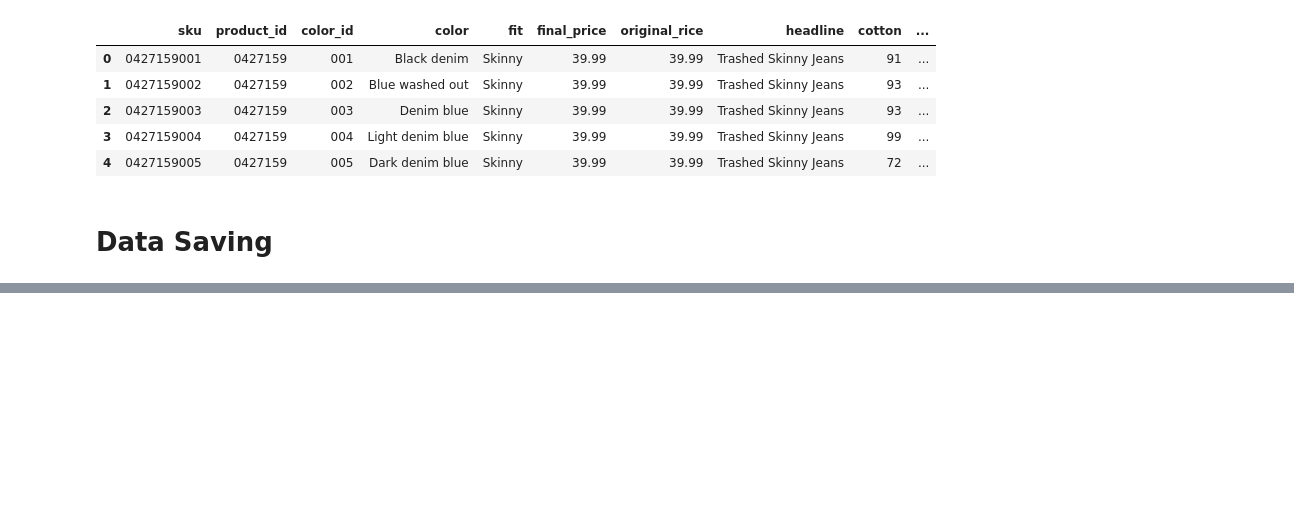
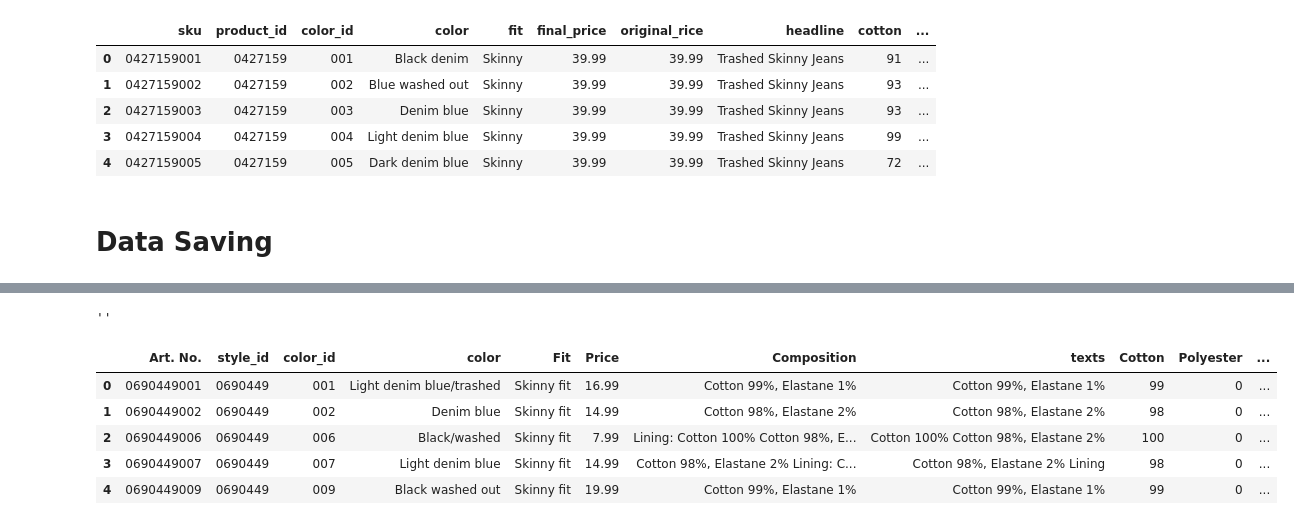
Before and after one commit to humberto-aguiar/Web-Scraping-Jeans, a Jupyter notebook: hm-web-scraping-v01.ipynb, the cells around one changed output, grey strips where cells are left out. Saved outputs shown, nothing was run; the diff lists cells and outputs as text; code cells hidden in the pictures; blank space fills up the shorter version.

Commit message:
'add old data cleaning'

```diff
--- a/hm-web-scraping-v01.ipynb
+++ b/hm-web-scraping-v01.ipynb
@@ -609,0 +626,47 @@ df_final.to_csv('./backups/df_backup-{}.csv'.format(now), index = False)
+# %%
+# creating a new column
+"""
+ALTER TABLE showroom
+ADD COLUMN day_number bigint;
+"""
+
+#  extracting day from date
+"""
+UPDATE showroom
+SET test=STRFTIME("%d", date)
+"""
+
+# creating a subquery with unique dates, dense ranking over day_number (partitioning on days the insertion run more than once)
+# selecting only data from the first insertion using a inner join on original data
+"""
+WITH unique_dates
+AS
+(SELECT DISTINCT date, date_rank
+FROM
+(SELECT
+	s.date,
+	s.day_number
+	, DENSE_RANK() OVER(PARTITION BY s.day_number ORDER BY s.date ASC) as date_rank
+FROM showroom s) rnk
+WHERE rnk.date_rank=1
+)
+SELECT * --s2.date, s2.style_id
+FROM showroom s2
+	INNER JOIN unique_dates
+	ON s2.date = unique_dates.date
+"""
+# %% [output]
+''
+# %%
+# specifying dtypes
+dtypes = { 'Art. No.': 'str', 'style_id' : 'str', 'color_id' : 'str' }
+
+df_old = pd.read_csv('./previous_data.csv', dtype = dtypes)
+df_old.head()
+# %% [output]
+|  | Art. No. | style_id | color_id | color | Fit | Price | Composition | texts | Cotton | Polyester | ... |
+| 0 | 0690449001 | 0690449 | 001 | Light denim blue/trashed | Skinny fit | 16.99 | Cotton 99%, Elastane 1% | Cotton 99%, Elastane 1% | 99 | 0 | ... |
+| 1 | 0690449002 | 0690449 | 002 | Denim blue | Skinny fit | 14.99 | Cotton 98%, Elastane 2% | Cotton 98%, Elastane 2% | 98 | 0 | ... |
+| 2 | 0690449006 | 0690449 | 006 | Black/washed | Skinny fit | 7.99 | Lining: Cotton 100% Cotton 98%, E... | Cotton 100% Cotton 98%, Elastane 2% | 100 | 0 | ... |
+| 3 | 0690449007 | 0690449 | 007 | Light denim blue | Skinny fit | 14.99 | Cotton 98%, Elastane 2% Lining: C... | Cotton 98%, Elastane 2% Lining | 98 | 0 | ... |
+| 4 | 0690449009 | 0690449 | 009 | Black washed out | Skinny fit | 19.99 | Cotton 99%, Elastane 1% | Cotton 99%, Elastane 1% | 99 | 0 | ... |
```
Also changed, not shown: parts of 32 cells of this notebook.
